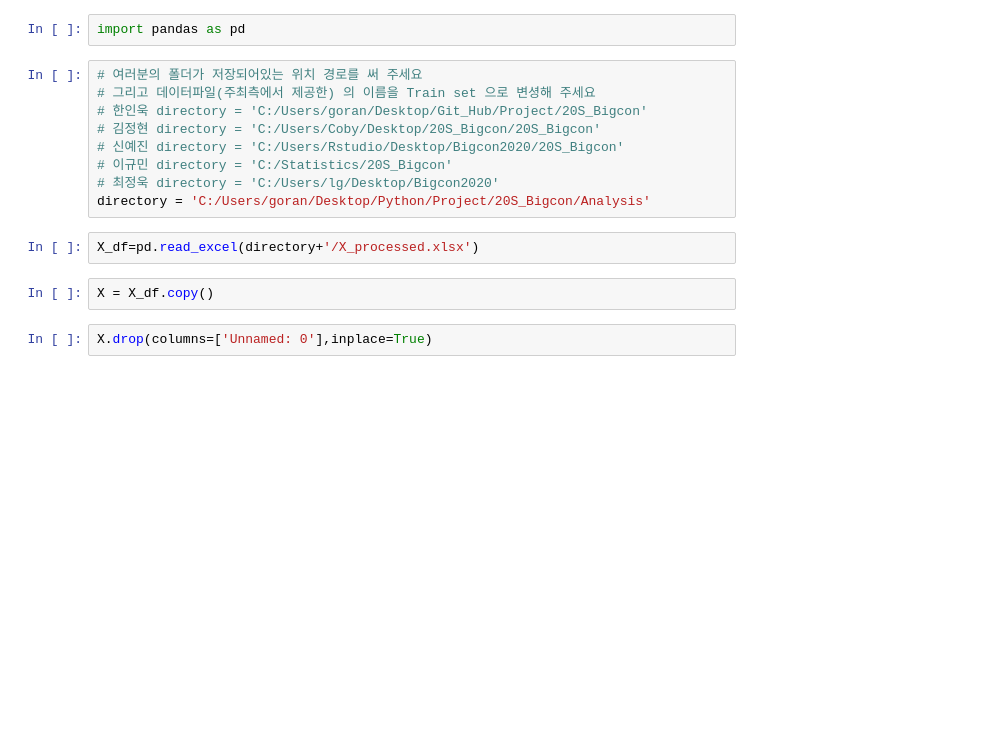
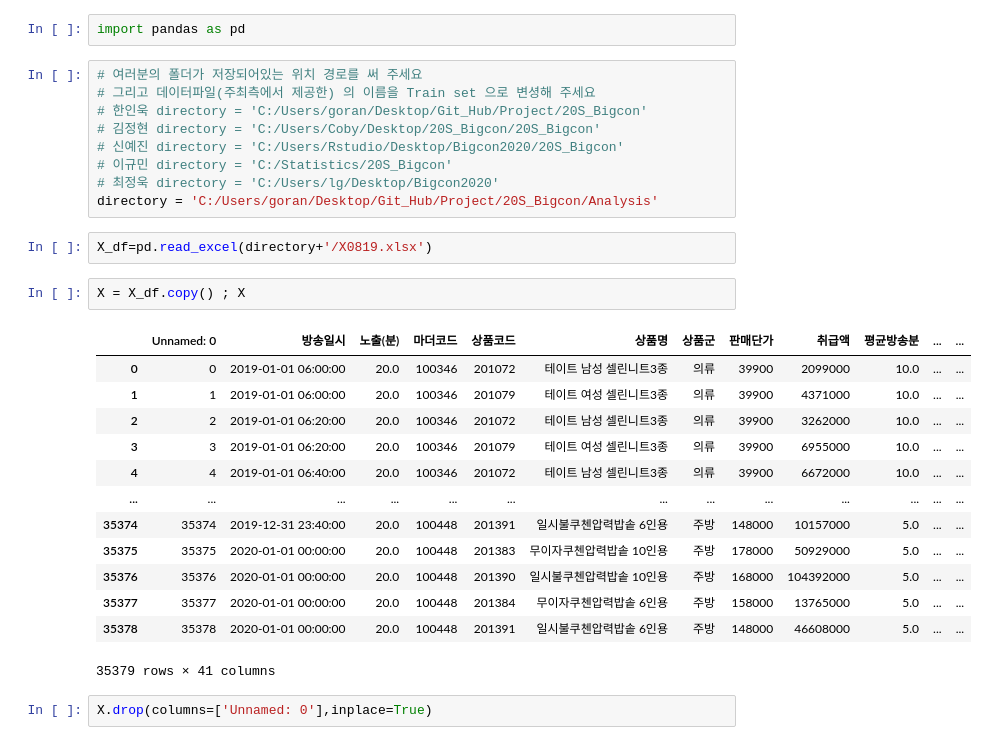
Before and after one commit to hana-dool/2007_Bigcon, a Jupyter notebook: Analysis/scaling, transform.ipynb, the cells around one changed output. Cells and saved outputs as stored; diff of their text form; blank space fills up the shorter version.

```diff
--- a/Analysis/scaling, transform.ipynb
+++ b/Analysis/scaling, transform.ipynb
@@ -8,11 +8,25 @@ import pandas as pd
 # 신예진 directory = 'C:/Users/Rstudio/Desktop/Bigcon2020/20S_Bigcon'
 # 이규민 directory = 'C:/Statistics/20S_Bigcon'
 # 최정욱 directory = 'C:/Users/lg/Desktop/Bigcon2020'
-directory = 'C:/Users/goran/Desktop/Python/Project/20S_Bigcon/Analysis'
+directory = 'C:/Users/goran/Desktop/Git_Hub/Project/20S_Bigcon/Analysis'
 # %%
-X_df=pd.read_excel(directory+'/X_processed.xlsx')
+X_df=pd.read_excel(directory+'/X0819.xlsx')
 # %%
-X = X_df.copy()
+X = X_df.copy() ; X
+# %% [output]
+|  | Unnamed: 0 | 방송일시 | 노출(분) | 마더코드 | 상품코드 | 상품명 | 상품군 | 판매단가 | 취급액 | 평균방송분 | ... | ... |
+| 0 | 0 | 2019-01-01 06:00:00 | 20.0 | 100346 | 201072 | 테이트 남성 셀린니트3종 | 의류 | 39900 | 2099000 | 10.0 | ... | ... |
+| 1 | 1 | 2019-01-01 06:00:00 | 20.0 | 100346 | 201079 | 테이트 여성 셀린니트3종 | 의류 | 39900 | 4371000 | 10.0 | ... | ... |
+| 2 | 2 | 2019-01-01 06:20:00 | 20.0 | 100346 | 201072 | 테이트 남성 셀린니트3종 | 의류 | 39900 | 3262000 | 10.0 | ... | ... |
+| 3 | 3 | 2019-01-01 06:20:00 | 20.0 | 100346 | 201079 | 테이트 여성 셀린니트3종 | 의류 | 39900 | 6955000 | 10.0 | ... | ... |
+| 4 | 4 | 2019-01-01 06:40:00 | 20.0 | 100346 | 201072 | 테이트 남성 셀린니트3종 | 의류 | 39900 | 6672000 | 10.0 | ... | ... |
+| ... | ... | ... | ... | ... | ... | ... | ... | ... | ... | ... | ... | ... |
+| 35374 | 35374 | 2019-12-31 23:40:00 | 20.0 | 100448 | 201391 | 일시불쿠첸압력밥솥 6인용 | 주방 | 148000 | 10157000 | 5.0 | ... | ... |
+| 35375 | 35375 | 2020-01-01 00:00:00 | 20.0 | 100448 | 201383 | 무이자쿠첸압력밥솥 10인용 | 주방 | 178000 | 50929000 | 5.0 | ... | ... |
+| 35376 | 35376 | 2020-01-01 00:00:00 | 20.0 | 100448 | 201390 | 일시불쿠첸압력밥솥 10인용 | 주방 | 168000 | 104392000 | 5.0 | ... | ... |
+| 35377 | 35377 | 2020-01-01 00:00:00 | 20.0 | 100448 | 201384 | 무이자쿠첸압력밥솥 6인용 | 주방 | 158000 | 13765000 | 5.0 | ... | ... |
+| 35378 | 35378 | 2020-01-01 00:00:00 | 20.0 | 100448 | 201391 | 일시불쿠첸압력밥솥 6인용 | 주방 | 148000 | 46608000 | 5.0 | ... | ... |
+35379 rows × 41 columns
 # %%
 X.drop(columns=['Unnamed: 0'],inplace=True)
 # %%
```
Also changed, not shown: parts of 1 cell of this notebook, 5 other files.
